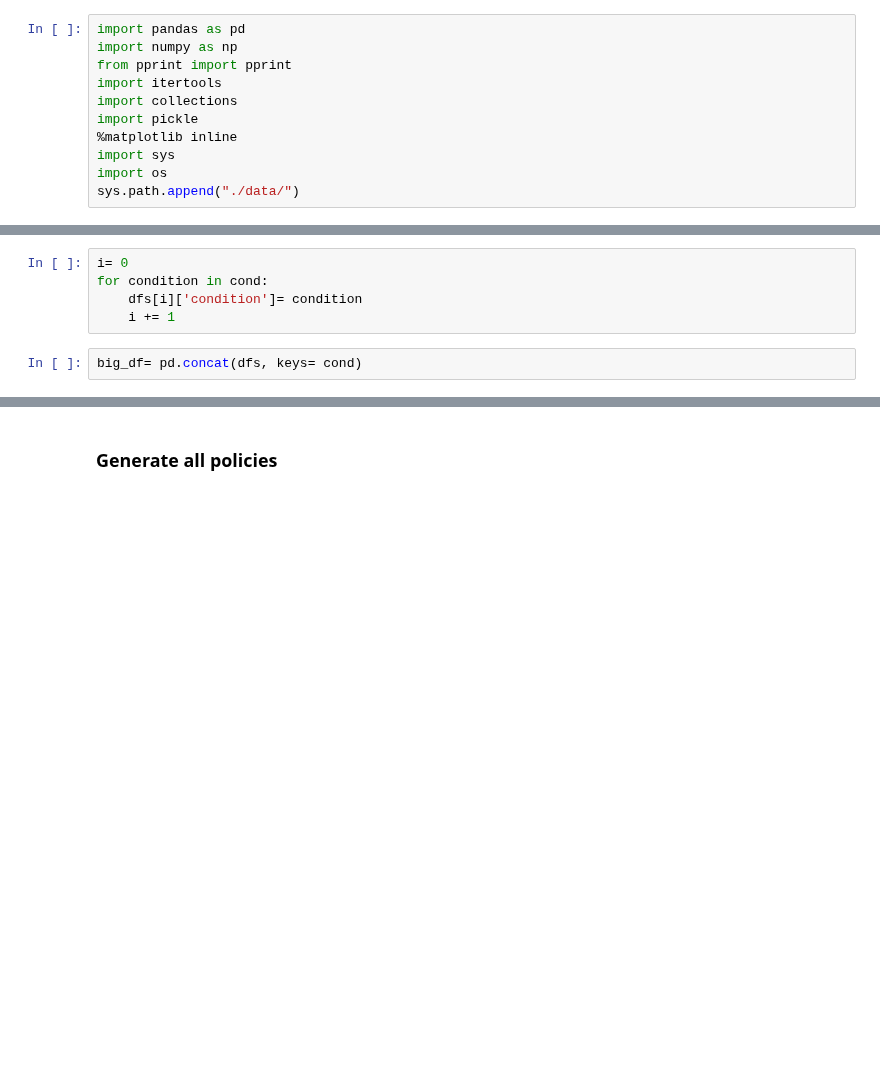
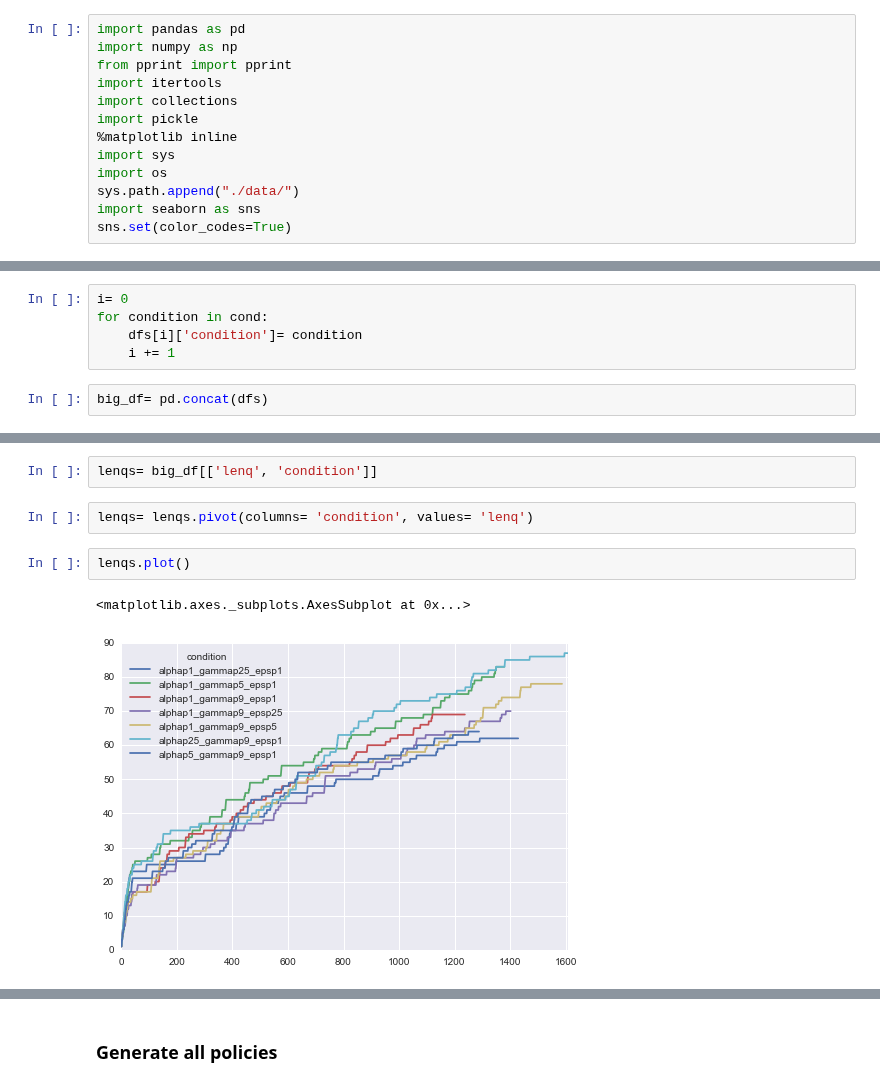
Before and after one commit to baumanab/Udacity_MachineLearningEngineer_ND, a Jupyter notebook: projects/smartcab/qlearn_analysis_sandbox.ipynb, the cells around one changed output, grey strips where cells are left out. Cells and saved outputs as stored; diff of their text form; blank space fills up the shorter version.

Commit message:
investigate length of qtable per round per condition, investigate success and success rate for each condition

```diff
--- a/projects/smartcab/qlearn_analysis_sandbox.ipynb
+++ b/projects/smartcab/qlearn_analysis_sandbox.ipynb
@@ -9,6 +9,8 @@ import pickle
 import sys
 import os
 sys.path.append("./data/")
+import seaborn as sns
+sns.set(color_codes=True)
 # %%
 def load_pkl(filename):
 
@@ -84,4 +86,4 @@ for condition in cond:
     dfs[i]['condition']= condition
     i += 1
 # %%
-big_df= pd.concat(dfs, keys= cond)
+big_df= pd.concat(dfs)
@@ -108,0 +102,9 @@ big_df.loc['alphap1_gammap25_epsp1']
+# %%
+lenqs= big_df[['lenq', 'condition']]
+# %%
+lenqs= lenqs.pivot(columns= 'condition', values= 'lenq')
+# %%
+lenqs.plot()
+# %% [output]
+<matplotlib.axes._subplots.AxesSubplot at 0x...>
+[figure, added]
```
Also changed, not shown: parts of 22 cells of this notebook.
